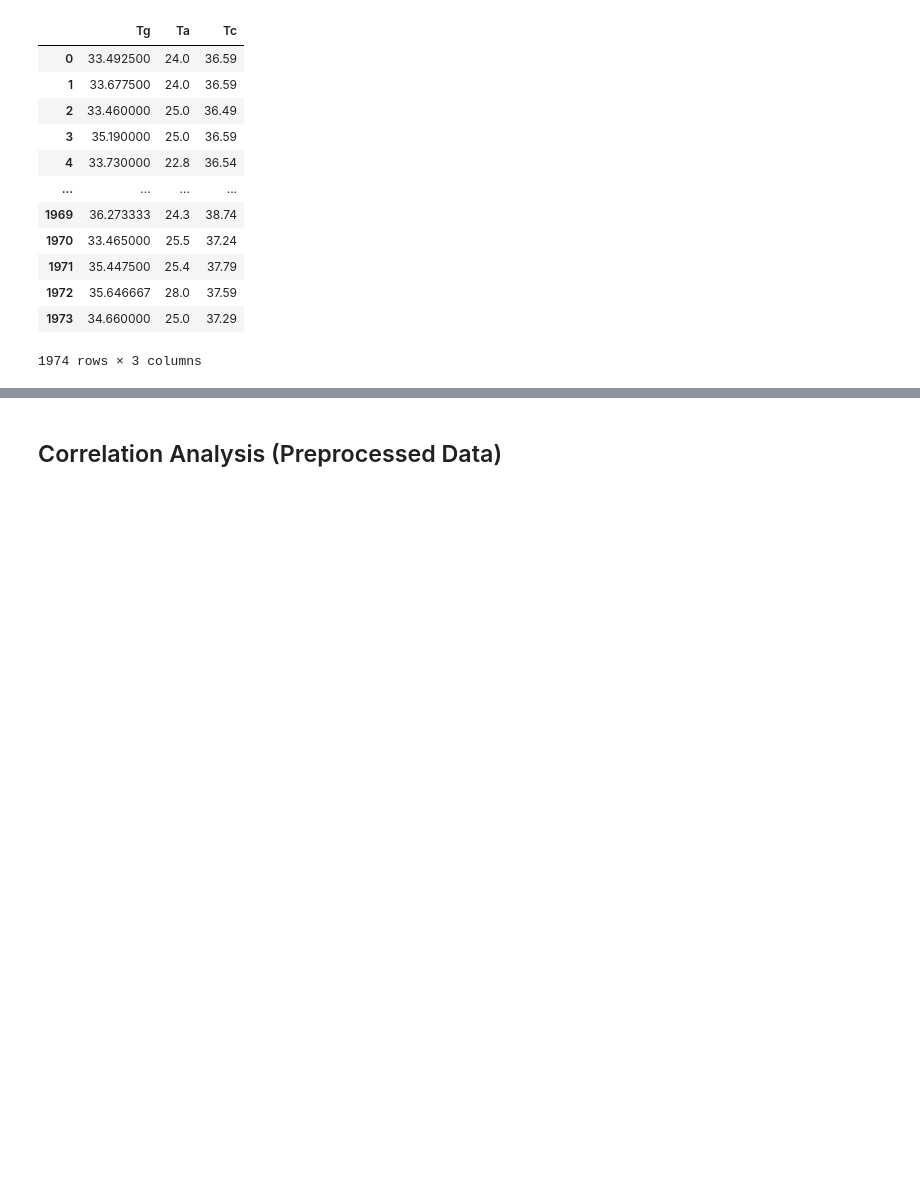
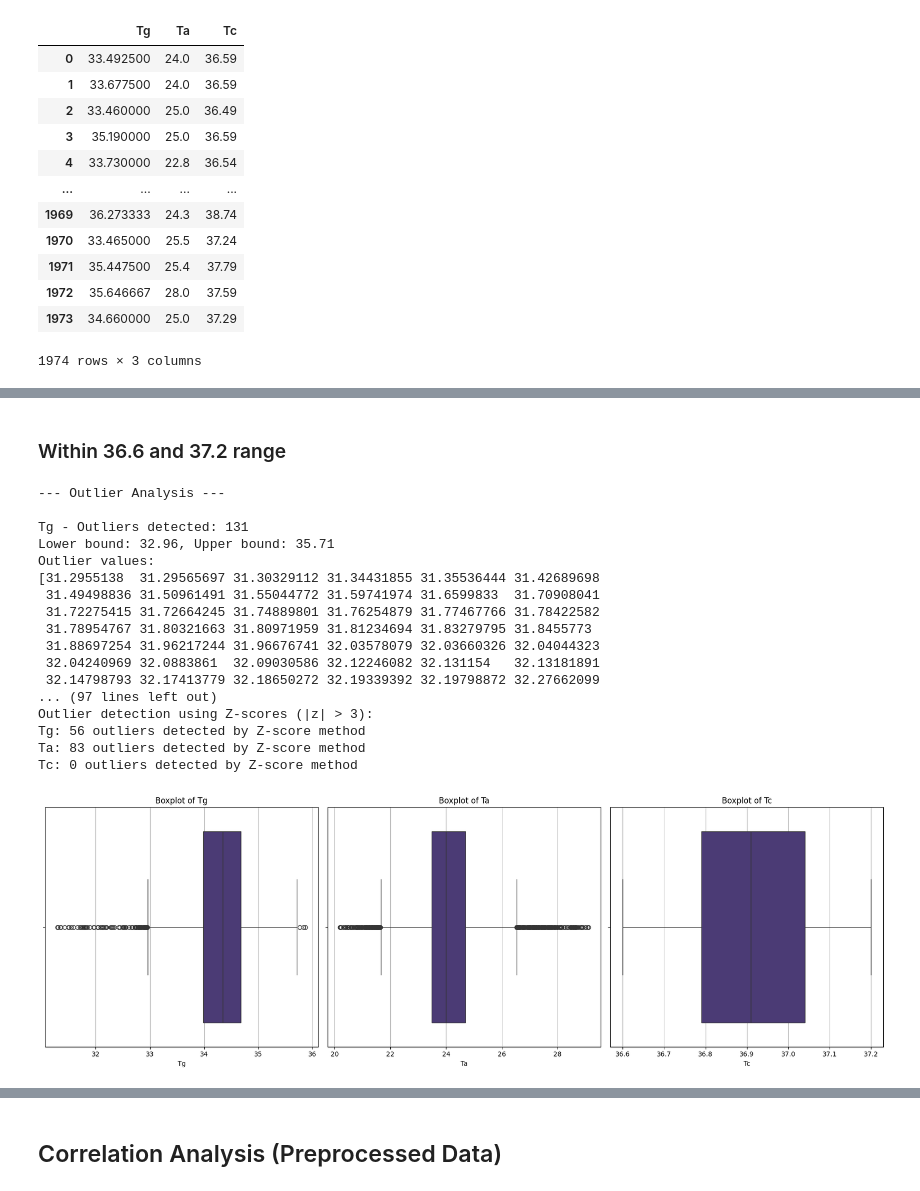
Before and after one commit to woaine/calcifer, a Jupyter notebook: notebooks/eda.ipynb, the cells around one changed output, grey strips where cells are left out. Drawn from its saved outputs; the diff is of its cells as text; code cells hidden in the pictures; blank space fills up the shorter version.

```diff
--- a/notebooks/eda.ipynb
+++ b/notebooks/eda.ipynb
@@ -353,0 +413,25 @@ save_preprocess_data.to_csv("../data/interim/preprocessed_external_data.csv", in
+# %% [markdown]
+### Within 36.6 and 37.2 range
+# %%
+ant = augmented[(augmented['Tc'] >= 36.6) & (augmented['Tc'] <= 37.2)].copy()
+# %%
+ant_outliers = outlier_analysis(ant)
+# %% [output]
+--- Outlier Analysis ---
+
+Tg - Outliers detected: 131
+Lower bound: 32.96, Upper bound: 35.71
+Outlier values:
+[31.2955138  31.29565697 31.30329112 31.34431855 31.35536444 31.42689698
+ 31.49498836 31.50961491 31.55044772 31.59741974 31.6599833  31.70908041
+ 31.72275415 31.72664245 31.74889801 31.76254879 31.77467766 31.78422582
+ 31.78954767 31.80321663 31.80971959 31.81234694 31.83279795 31.8455773
+ 31.88697254 31.96217244 31.96676741 32.03578079 32.03660326 32.04044323
+ 32.04240969 32.0883861  32.09030586 32.12246082 32.131154   32.13181891
+ 32.14798793 32.17413779 32.18650272 32.19339392 32.19798872 32.27662099
+... (97 lines left out)
+Outlier detection using Z-scores (|z| > 3):
+Tg: 56 outliers detected by Z-score method
+Ta: 83 outliers detected by Z-score method
+Tc: 0 outliers detected by Z-score method
+[figure, added]
```
Also changed, not shown: parts of 37 cells of this notebook.
